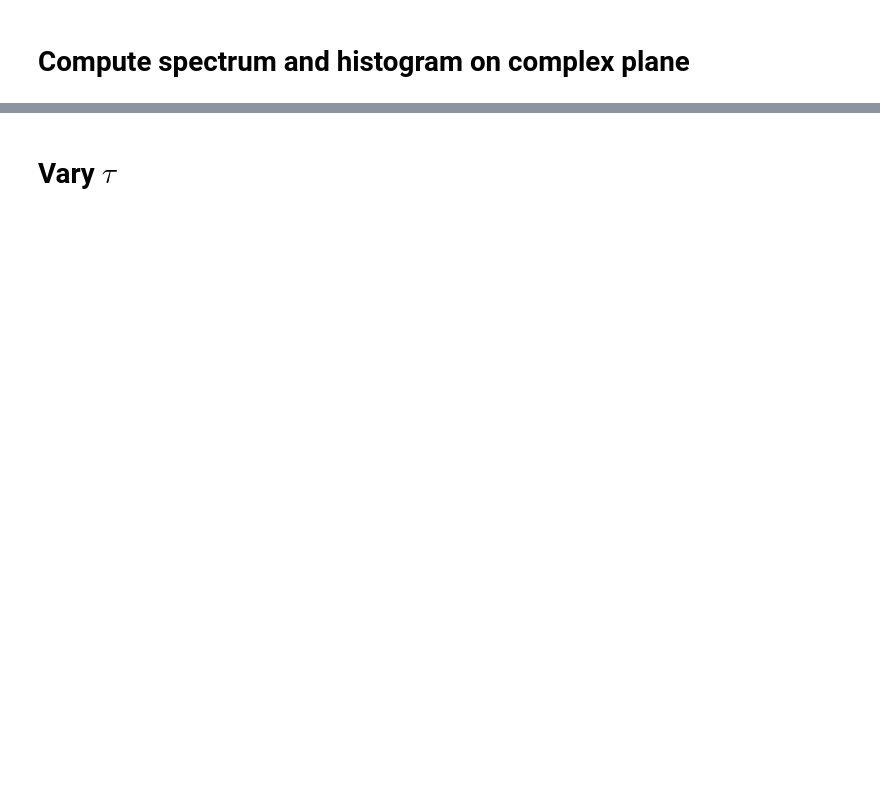
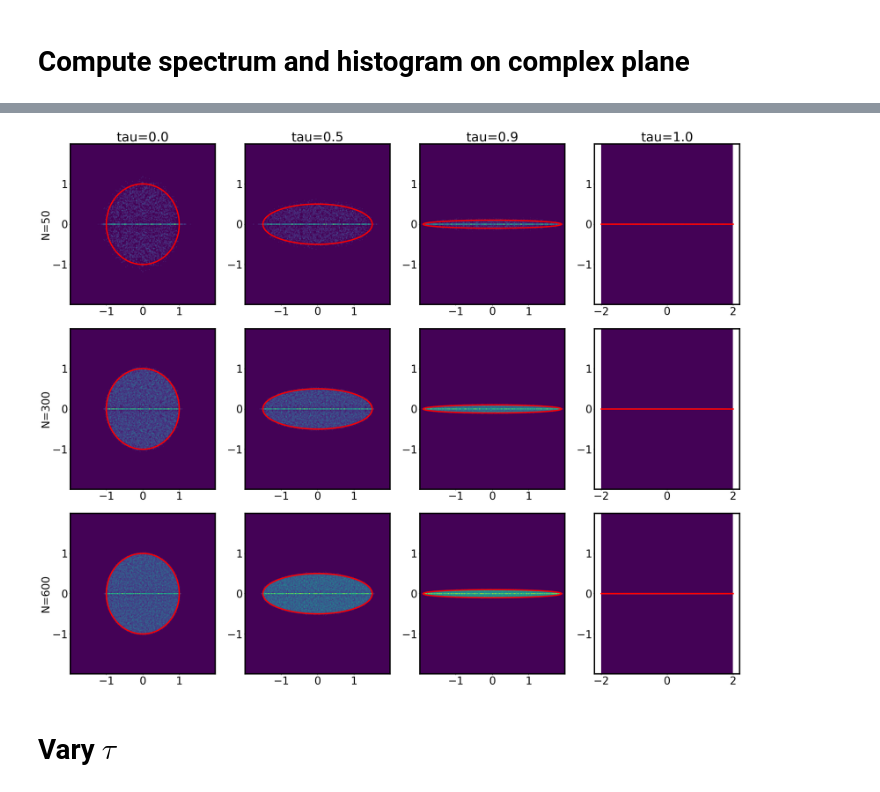
Before and after one commit to rajatvd/wigner-ellipse, a Jupyter notebook: wigner.ipynb, the cells around one changed output, grey strips where cells are left out. Saved outputs shown, nothing was run; the diff lists cells and outputs as text; code cells hidden in the pictures; blank space fills up the shorter version.

```diff
--- a/wigner.ipynb
+++ b/wigner.ipynb
@@ -191,0 +204,11 @@ plt.show()
+# %%
+Ns = [50, 300, 600]
+taus = [0.0, 0.5, 0.9, 1.0]
+
+specs = {}
+for tau in taus:
+    for N in Ns:
+        print(f"Calculating spectra tau={tau}, N={N}")
+        J = sample_matrix(N=N, num_samples=num_samples, tau=tau)[0]
+        spec = spectrum(J)
+        specs[(tau, N)] = spec
@@ -192,3 +233,31 @@ plt.show()
+# %%
+fig_dir = "/Users/rajat/Dropbox/Apps/Overleaf/AP229 Final Project/figs/"
+extension = "eps"
+os.makedirs(f"{fig_dir}/{extension}", exist_ok=True)
+plt.subplots(len(Ns), len(taus), figsize=(30, 24))
+for n, N in enumerate(Ns):
+    for i, tau in enumerate(taus):
+        plt.subplot(len(Ns), len(taus), n * len(taus) + i + 1)
+        if i == 0:
+            plt.ylabel(f"N={N}")
+        H, xedges, yedges = plot_spectrum(
+            specs[(tau, N)],
+            bins=bins,
+            tau=tau,
+            extent=2.0,
+            colorbar=False,
+        )
+        plot_ellipse(tau)
+        if n == 0:
+            plt.title(f"tau={tau}")
+        else:
+            plt.title("")
+
+plt.tight_layout()
+plt.savefig(f"{fig_dir}/{extension}/spectra_num_samples={num_samples}.{extension}")
+plt.show()
+# %% [output]
+[figure, added]
 # %% [markdown]
 # Vary $\tau$
 # %%
```
Also changed, not shown: parts of 10 cells of this notebook, 2 other files.
